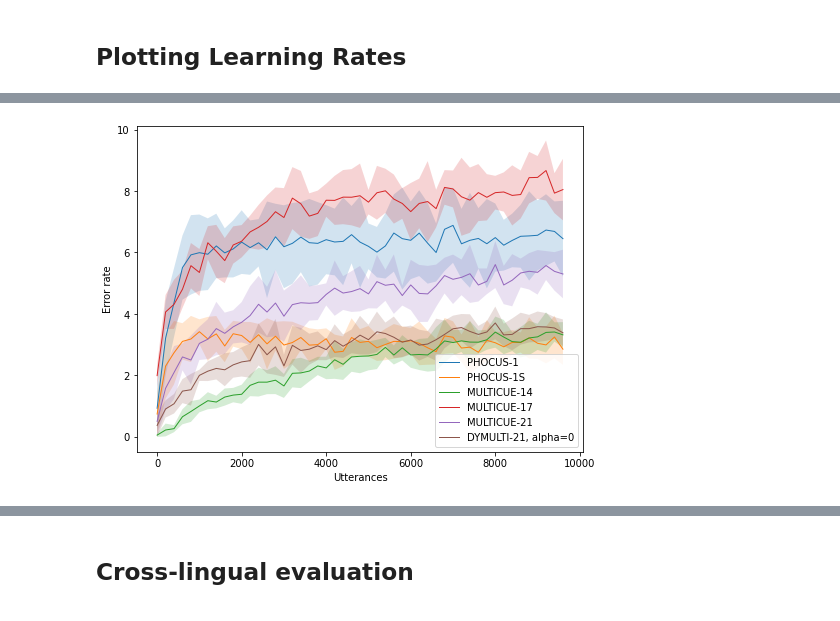
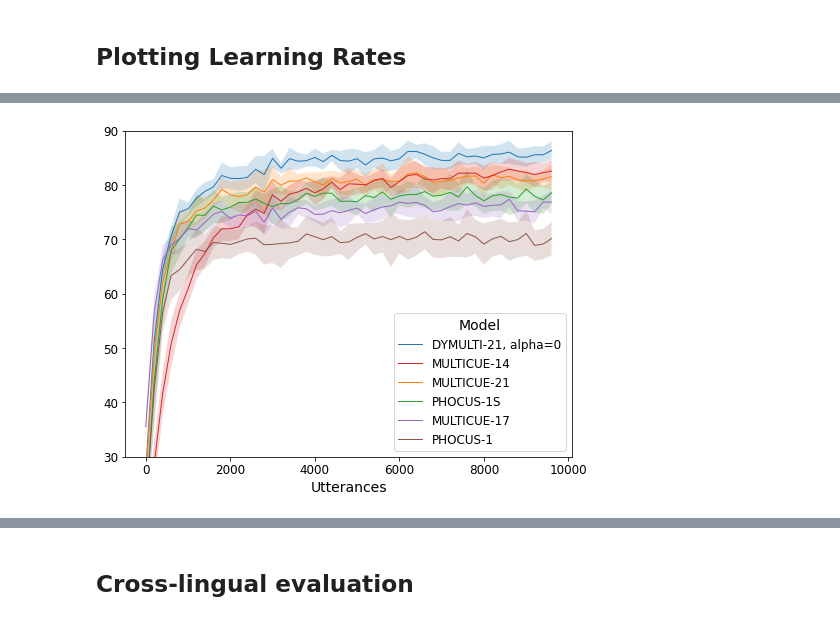
Before and after one commit to codebyzeb/DYMULTI-23, a Jupyter notebook: analysis/graphs.ipynb, the cells around one changed output, grey strips where cells are left out. Saved outputs shown, nothing was run; the diff lists cells and outputs as text; code cells hidden in the pictures.

```diff
--- a/analysis/graphs.ipynb
+++ b/analysis/graphs.ipynb
@@ -416,36 +338,45 @@ measure = "oversegmentation"
 # %%
+measure = "token_fscore"
+
 # Set up graph
 fig, ax = plt.subplots(figsize=(8, 6))
-ax.set_xlabel("Utterances")
 
-ax.plot(x, avg_g[measure], label="PHOCUS-1", linewidth=1.0)
-ax.fill_between(x, avg_g[measure] - dev_g[measure], avg_g[measure] + dev_g[measure], alpha=0.2)
+l_dm21, = ax.plot(x, avg_e[measure], linewidth=1.0)
+ax.fill_between(x, avg_e[measure] - dev_e[measure], avg_e[measure] + dev_e[measure], alpha=0.2)
 
-ax.plot(x, avg_b[measure], label="PHOCUS-1S", linewidth=1.0)
+l_mc21, = ax.plot(x, avg_d[measure], linewidth=1.0)
+ax.fill_between(x, avg_d[measure] - dev_d[measure], avg_d[measure] + dev_d[measure], alpha=0.2)
+
+l_p1s, = ax.plot(x, avg_b[measure], linewidth=1.0)
 ax.fill_between(x, avg_b[measure] - dev_b[measure], avg_b[measure] + dev_b[measure], alpha=0.2)
 
-ax.plot(x, avg_h[measure], label="MULTICUE-14", linewidth=1.0)
+l_mc14, = ax.plot(x, avg_h[measure], linewidth=1.0)
 ax.fill_between(x, avg_h[measure] - dev_h[measure], avg_h[measure] + dev_h[measure], alpha=0.2)
 
-ax.plot(x, avg_a[measure], label="MULTICUE-17", linewidth=1.0)
+l_mc17, = ax.plot(x, avg_a[measure], linewidth=1.0)
 ax.fill_between(x, avg_a[measure] - dev_a[measure], avg_a[measure] + dev_a[measure], alpha=0.2)
 
-ax.plot(x, avg_d[measure], label="MULTICUE-21", linewidth=1.0)
-ax.fill_between(x, avg_d[measure] - dev_d[measure], avg_d[measure] + dev_d[measure], alpha=0.2)
-
-ax.plot(x, avg_e[measure], label="DYMULTI-21, alpha=0", linewidth=1.0)
-ax.fill_between(x, avg_e[measure] - dev_e[measure], avg_e[measure] + dev_e[measure], alpha=0.2)
+l_p1, = ax.plot(x, avg_g[measure], linewidth=1.0)
+ax.fill_between(x, avg_g[measure] - dev_g[measure], avg_g[measure] + dev_g[measure], alpha=0.2)
 
 # ax.plot(x, avg_c[measure], label="DYMULTI-21, alpha=0.5", linewidth=1.0)
 # ax.fill_between(x, avg_c[measure] - dev_c[measure], avg_c[measure] + dev_c[measure], alpha=0.2)
 
 # ax.plot(x, avg_f[measure], label="DYMULTI-21, alpha=1", linewidth=1.0)
 # ax.fill_between(x, avg_f[measure] - dev_f[measure], avg_f[measure] + dev_f[measure], alpha=0.2)
 
-# Plot data
-ax.set_ylabel("Error rate")
-#ax.set_ylim([50,100])
-ax.legend()
+# Display settings
+ax.set_xlabel("Utterances", fontsize=14)
+#ax.set_ylabel("Error rate", fontsize=14)
+ax.set_ylim([30,90])
+plt.tick_params(axis='x', labelsize=12)
+plt.tick_params(axis='y', labelsize=12)
+
+# Legend
+lines = [l_dm21, l_mc14, l_mc21, l_p1s, l_mc17, l_p1]
+labels = ["DYMULTI-21, alpha=0", "MULTICUE-14", "MULTICUE-21", "PHOCUS-1S", "MULTICUE-17", "PHOCUS-1"]
+ax.legend(lines, labels, title="Model", loc='lower right', title_fontsize=14, fontsize=12)
+
 plt.show()
 # %% [output]
-[figure, old version]
+[figure, new version]
```
Also changed, not shown: parts of 29 cells of this notebook, 1 other file.
